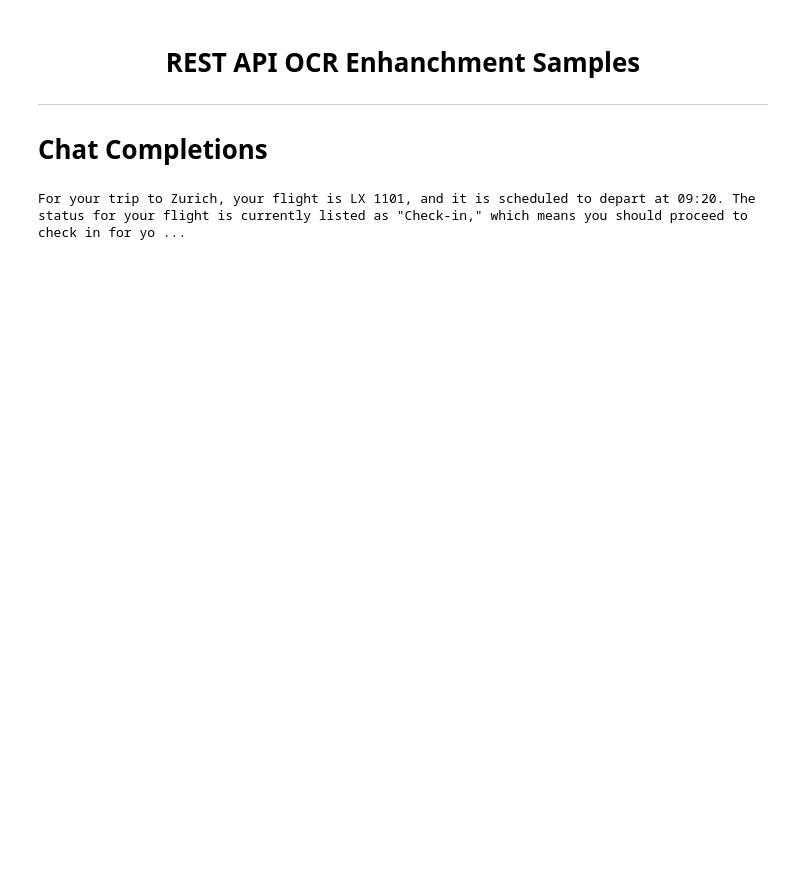
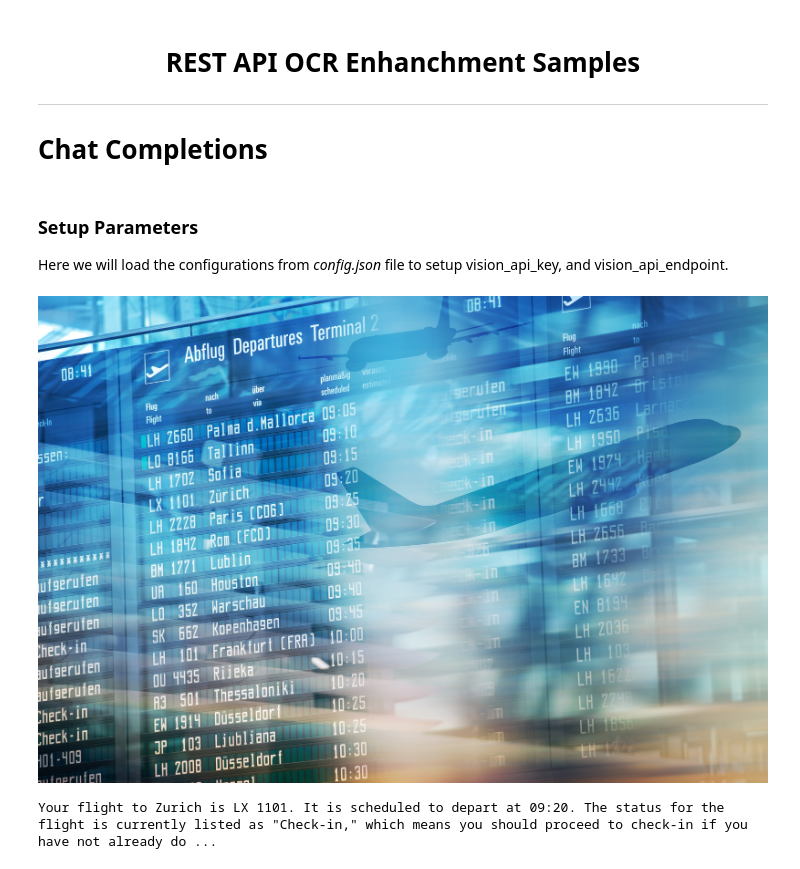
Before and after one commit to Azure-Samples/openai, a Jupyter notebook: Basic_Samples/GPT-4V/enhancement_OCR_chatcompletions_example_restapi.ipynb, the cells around one changed output. Cells and saved outputs as stored; diff of their text form; code cells hidden in the pictures; blank space fills up the shorter version.

```diff
--- a/Basic_Samples/GPT-4V/enhancement_OCR_chatcompletions_example_restapi.ipynb
+++ b/Basic_Samples/GPT-4V/enhancement_OCR_chatcompletions_example_restapi.ipynb
@@ -8,4 +11,19 @@ import base64
 %run shared_functions.ipynb
+# %% [markdown]
+### Setup Parameters
+
+
+Here we will load the configurations from _config.json_ file to setup vision_api_key, and vision_api_endpoint.
+# %%
+# Load config values
+with open(r'config.json') as config_file:
+    config_details = json.load(config_file)
+
+# Setting up the vision resource key
+vision_api_key = os.getenv("VISION_API_KEY")
+
+# The base URL for your vision resource endpoint, e.g. "https://<your-resource-name>.cognitiveservices.azure.com"
+vision_api_endpoint = config_details['VISION_API_ENDPOINT']
 # %%
 image_file_path = "../../common/images/TravelAssistant.jpeg"  # Update with your image path
 sys_message = "You are an AI assistant that helps people find information."
@@ -20,32 +38,39 @@ messages = [
       "role": "system",
       "content": [
           {
             "type": "text",
             "text": sys_message
           }
       ]
     },
     {
       "role": "user",
       "content": [
           {
             "type": "text",
             "text": user_prompt # Prompt for the user
           },
           {
             "type": "image_url",
             "image_url": {
                 "url": f"embedded-picture" # Image to be processed
           }
           }
       ]
     }
   ]
 
+vision_api_config = {
+    "endpoint": vision_api_endpoint,
+    "key": vision_api_key
+}
+
 try:
-    response_content = call_GPT4V_image(messages, ocr=True)
+    response_content = call_GPT4V_image(messages, ocr=True, vision_api=vision_api_config)
+    display(Image(image_file_path))
     print(response_content['choices'][0]['message']['content'])  # Print the content of the response
 except Exception as e:
     raise SystemExit(f"Failed to call GPT-4V API. Error: {e}")
 # %% [output]
+[figure, added]
-For your trip to Zurich, your flight is LX 1101, and it is scheduled to depart at 09:20. The status for your flight is currently listed as "Check-in," which means you should proceed to check in for yo ...
+Your flight to Zurich is LX 1101. It is scheduled to depart at 09:20. The status for the flight is currently listed as "Check-in," which means you should proceed to check-in if you have not already do ...
```
Also changed, not shown: parts of 1 cell of this notebook, 9 other files.
